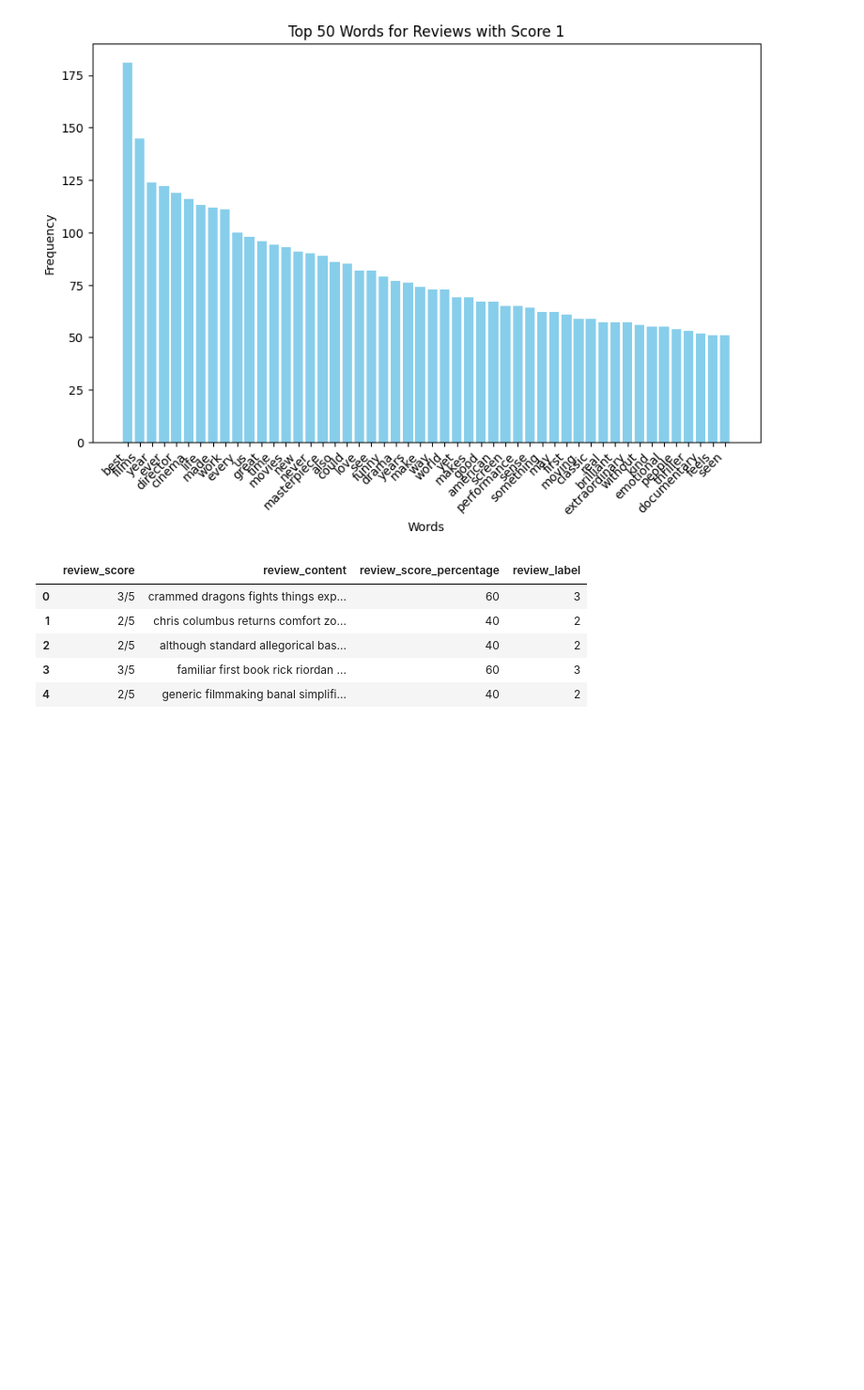
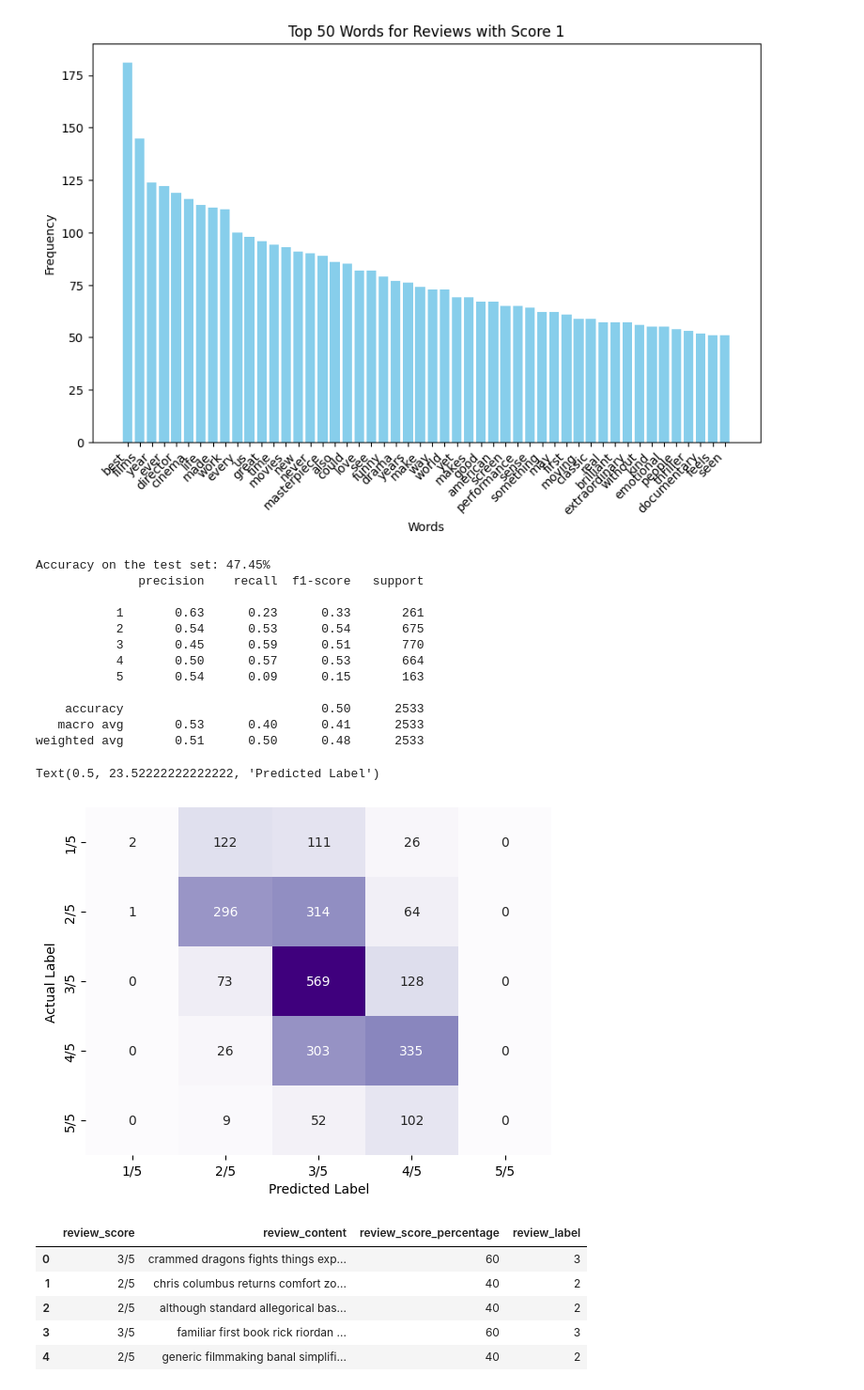
Before and after one commit to Ayushkhanal9/460-Movie-rating-project, a Jupyter notebook: Implementation.ipynb, the cells around one changed output. Shown at 94% size. Drawn from its saved outputs; the diff is of its cells as text; code cells hidden in the pictures; blank space fills up the shorter version.

Commit message:
trying the built in naive bayes with sklearn

```diff
--- a/Implementation.ipynb
+++ b/Implementation.ipynb
@@ -214,6 +214,44 @@ test_data['review_content'] = preprocess_text(test_data['review_content'])
 all_words = ' '.join(train_data['review_content'])
 all_words = word_tokenize(all_words)
 vocabulary = set(all_words)
+# %%
+# Trying built in models
+
+# import packages
+from sklearn.feature_extraction.text import TfidfVectorizer
+from sklearn.naive_bayes import MultinomialNB
+from sklearn.pipeline import make_pipeline
+
+# make model
+model = make_pipeline(TfidfVectorizer(), MultinomialNB())
+
+model.fit(train_data['review_content'], train_data['review_label'])
+
+labels = model.predict(test_data['review_content'])
+
+accuracy = accuracy_score(test_data['review_label'], labels)
+print(f"\nAccuracy on the test set: {accuracy:.2%}")
+
+print(classification_report(test_data['review_label'], test_data['predicted_rating']))
+
+sea.heatmap(pd.DataFrame(confusion_matrix(test_data['review_label'], labels)), annot=True, cmap="Purples", fmt="d", cbar=False, xticklabels=['1/5', '2/5', '3/5', '4/5', '5/5'], yticklabels=['1/5', '2/5', '3/5', '4/5', '5/5'])
+plt.ylabel('Actual Label')
+plt.xlabel('Predicted Label')
+# %% [output]
+Accuracy on the test set: 47.45%
+              precision    recall  f1-score   support
+
+           1       0.63      0.23      0.33       261
+           2       0.54      0.53      0.54       675
+           3       0.45      0.59      0.51       770
+           4       0.50      0.57      0.53       664
+           5       0.54      0.09      0.15       163
+
+    accuracy                           0.50      2533
+   macro avg       0.53      0.40      0.41      2533
+weighted avg       0.51      0.50      0.48      2533
+Text(0.5, 23.52222222222222, 'Predicted Label')
+[figure, added]
 # %%
 movieReviews.head()
 # %% [output]
```
Also changed, not shown: parts of 1 cell of this notebook.
